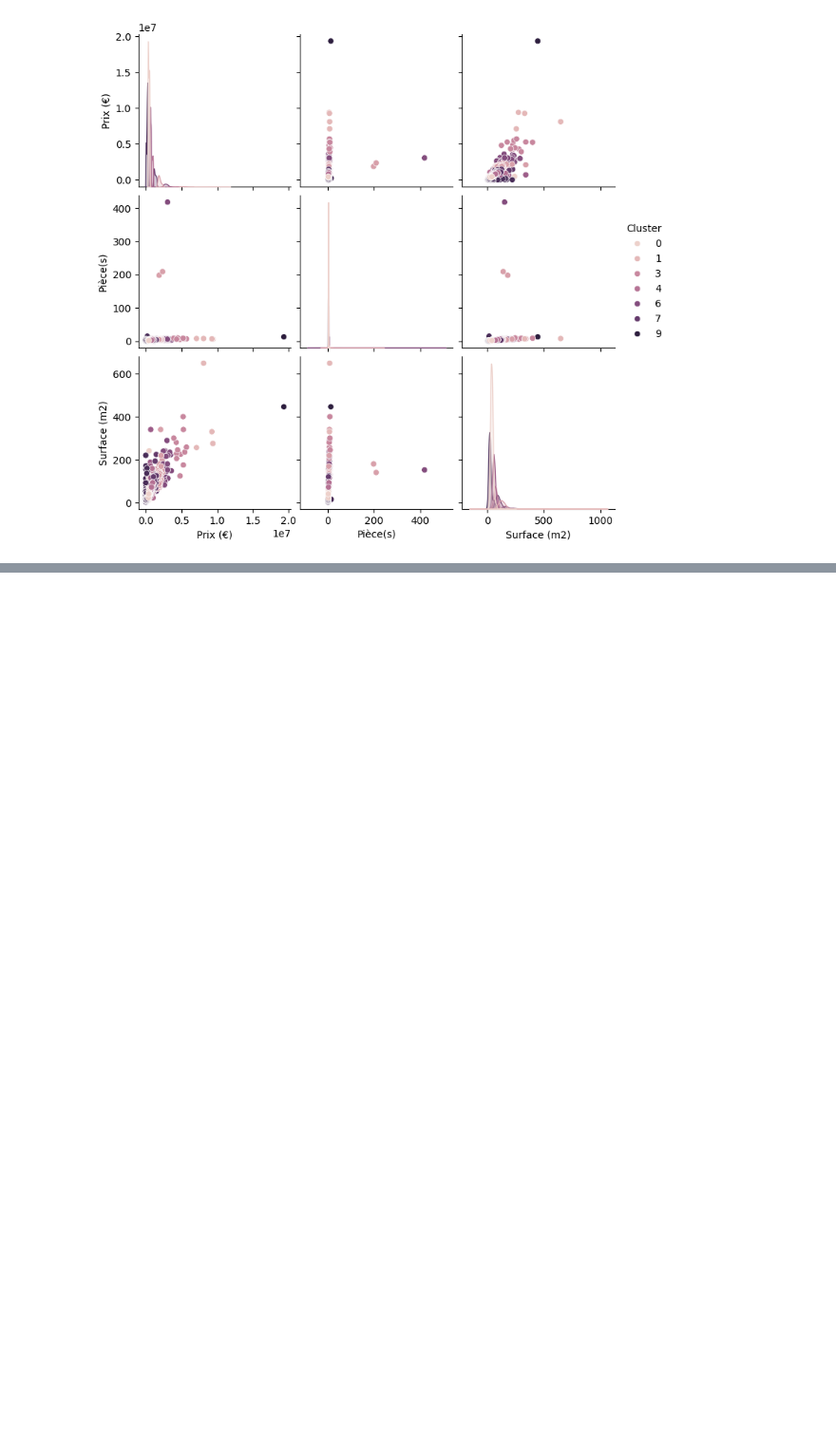
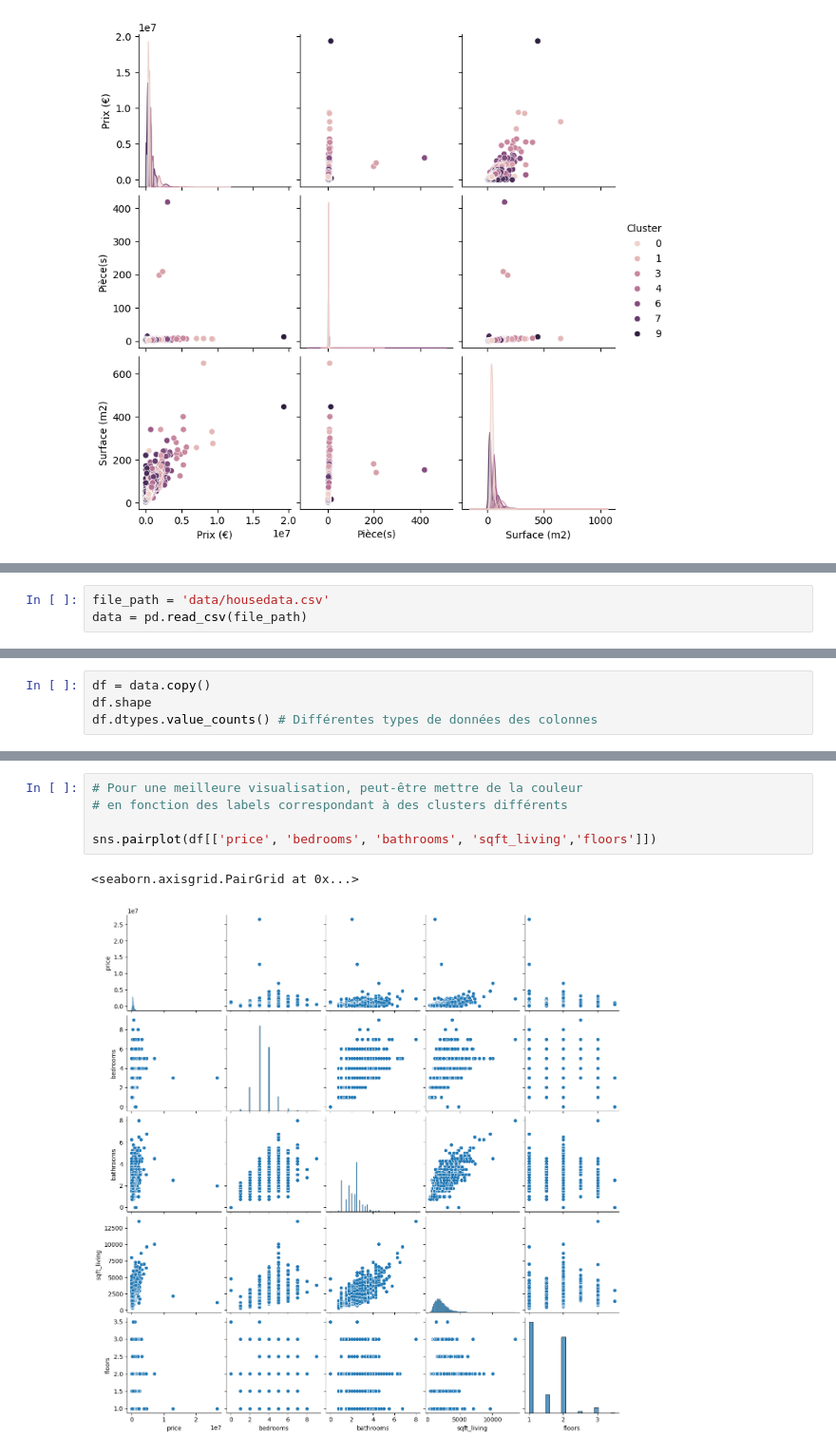
Before and after one commit to Zhuanu/Projet-DALAS, a Jupyter notebook: eda.ipynb, the cells around one changed output, grey strips where cells are left out. Shown at 95% size. Drawn from its saved outputs; the diff is of its cells as text; blank space fills up the shorter version.

Commit message:
Update : les autres data

```diff
--- a/eda.ipynb
+++ b/eda.ipynb
@@ -168,0 +197,3 @@ sns.pairplot(new_df, hue='Cluster')
+# %%
+file_path = 'data/housedata.csv'
+data = pd.read_csv(file_path)
@@ -168,0 +209,4 @@ sns.pairplot(new_df, hue='Cluster')
+# %%
+df = data.copy()
+df.shape
+df.dtypes.value_counts() # Différentes types de données des colonnes
@@ -168,0 +285,8 @@ sns.pairplot(new_df, hue='Cluster')
+# %%
+# Pour une meilleure visualisation, peut-être mettre de la couleur
+# en fonction des labels correspondant à des clusters différents
+
+sns.pairplot(df[['price', 'bedrooms', 'bathrooms', 'sqft_living','floors']])
+# %% [output]
+<seaborn.axisgrid.PairGrid at 0x...>
+[figure, added]
```
Also changed, not shown: parts of 49 cells of this notebook.
